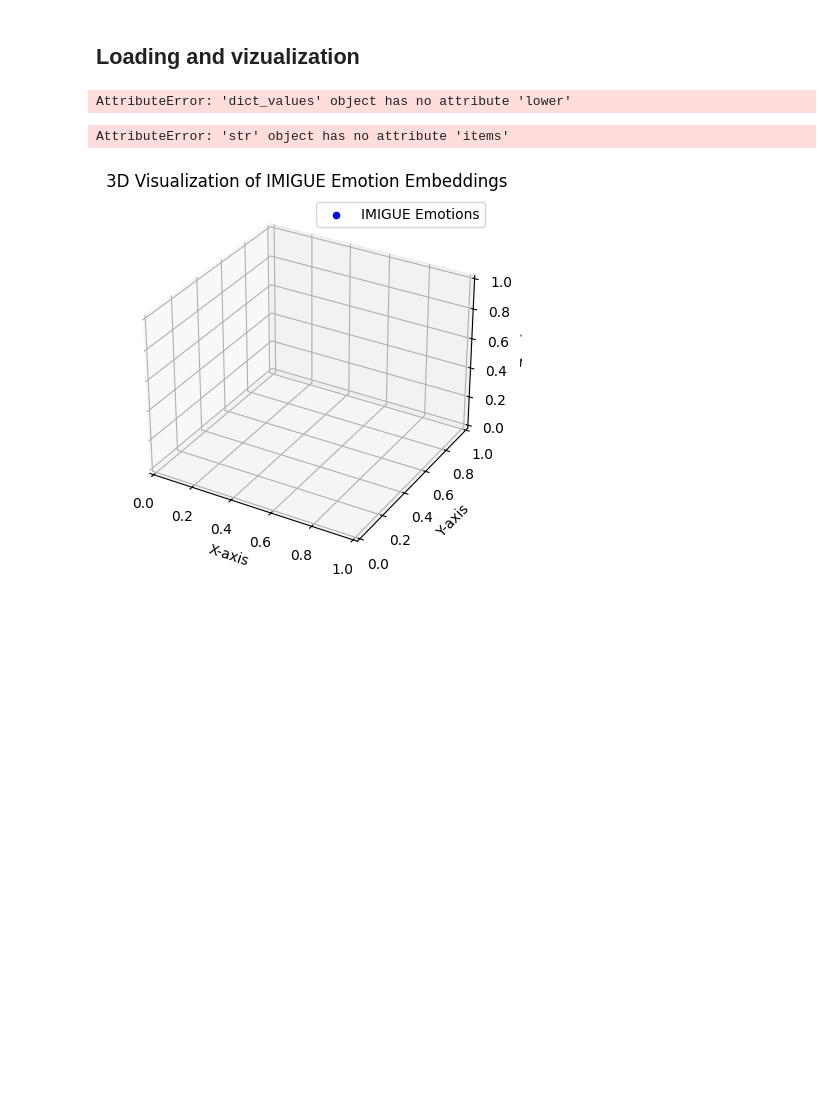
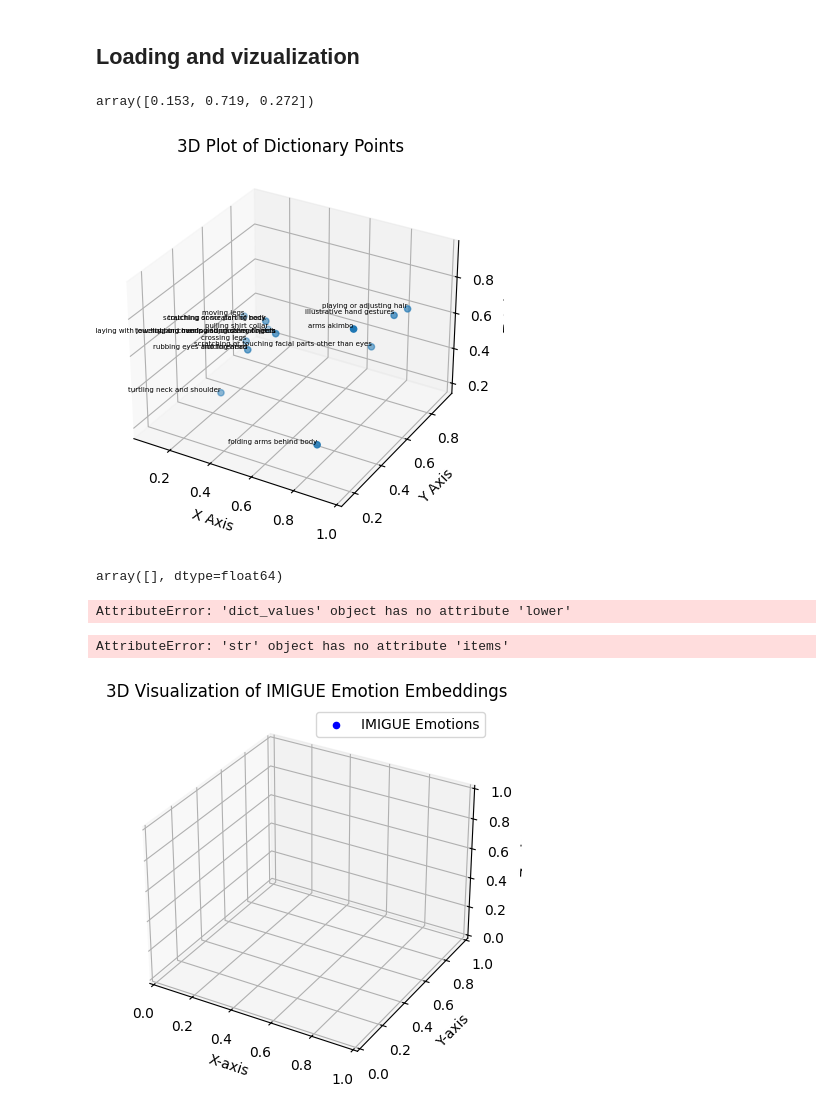
Before and after one commit to AArtA1/MER, a Jupyter notebook: labeling.ipynb, the cells around one changed output. Cells and saved outputs as stored; diff of their text form; code cells hidden in the pictures; blank space fills up the shorter version.

Commit message:
Added labeling

```diff
--- a/labeling.ipynb
+++ b/labeling.ipynb
@@ -162,3 +457,46 @@ with open('data.json', 'w', encoding='utf-8') as f:
+# %%
+df[df['word'] == 'discomfort'][['x', 'y','z']].values.flatten()
+# %% [output]
+array([0.153, 0.719, 0.272])
+# %%
+import matplotlib.pyplot as plt
+import numpy as np
+from mpl_toolkits.mplot3d import Axes3D
+
+# Example dictionary with 3D points
+# points_dict = {
+#     k[0] : df[df['word'] == v][['x', 'y','z']].values.flatten() for k, v in smg_mapping.items()
+# }
+
+# Extracting points
+keys = list(points_dict.keys())
+x_vals, y_vals, z_vals = zip(*points_dict.values())
+
+# Creating 3D plot
+fig = plt.figure()
+ax = fig.add_subplot(111, projection='3d')
+
+# Plot points
+ax.scatter(x_vals, y_vals, z_vals, marker='o')
+
+# Annotate points with dictionary keys
+for key, (x, y, z) in points_dict.items():
+    ax.text(x, y, z, key, fontsize=5, verticalalignment='bottom', horizontalalignment='right')
+
+# Labels and title
+ax.set_xlabel("X Axis")
+ax.set_ylabel("Y Axis")
+ax.set_zlabel("Z Axis")
+ax.set_title("3D Plot of Dictionary Points")
+
+# Show plot
+plt.show()
+# %% [output]
+[figure, added]
+# %%
+points_dict.pop('folding arms')
+# %% [output]
+array([], dtype=float64)
 # %%
 import json
 
```
Also changed, not shown: parts of 14 cells of this notebook, 1 other file.
